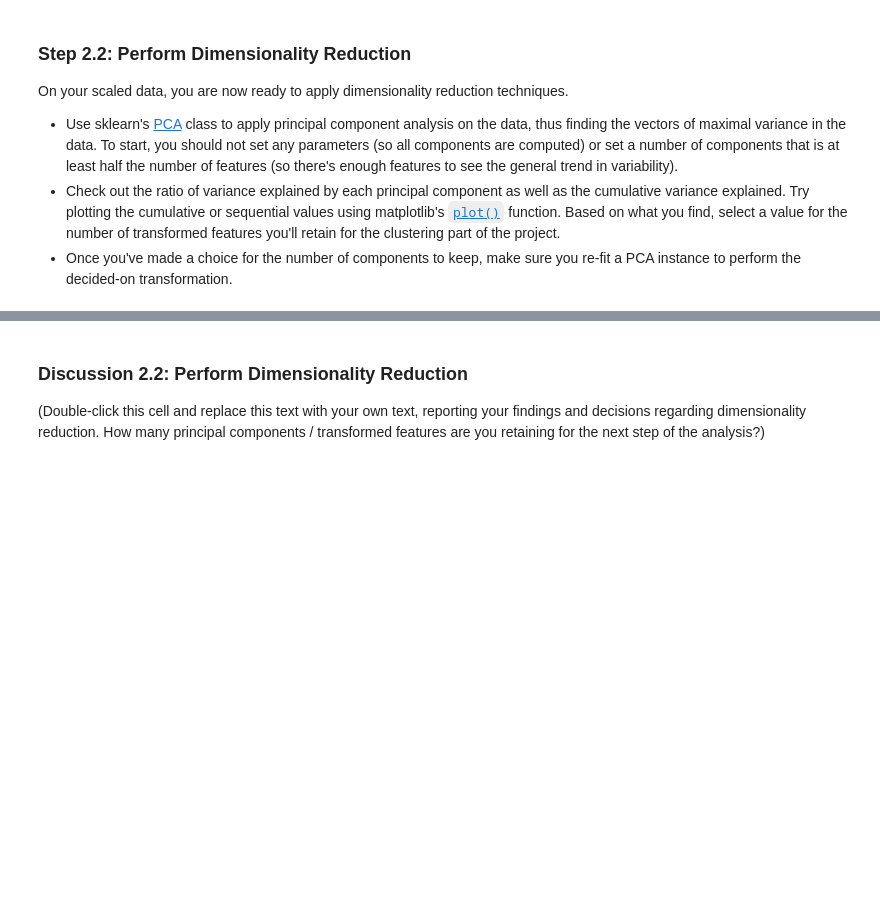
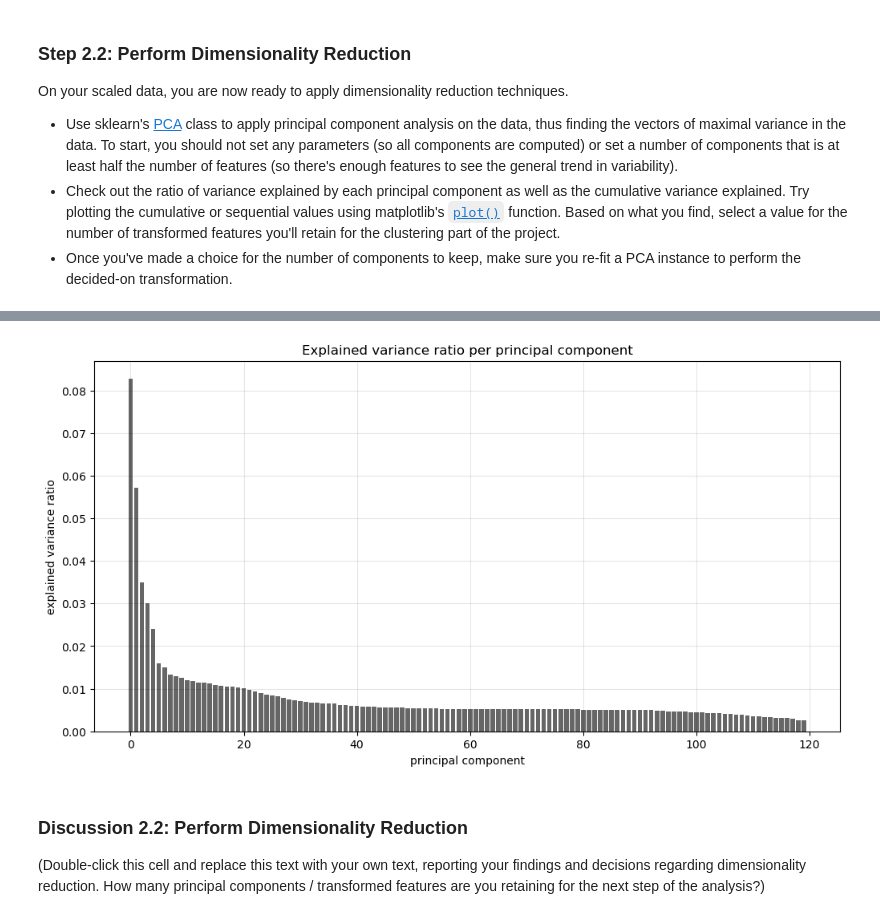
Before and after one commit to dorottyawinter/identify_customer_segments, a Jupyter notebook: Identify_Customer_Segments.ipynb, the cells around one changed output, grey strips where cells are left out. Drawn from its saved outputs; the diff is of its cells as text; code cells hidden in the pictures; blank space fills up the shorter version.

```diff
--- a/Identify_Customer_Segments.ipynb
+++ b/Identify_Customer_Segments.ipynb
@@ -903,2 +934,6 @@ On your scaled data, you are now ready to apply dimensionality reduction techniq
+# %%
+show_scree_plot(pca=pca, cumulative=False, n_components=120)
+# %% [output]
+[figure, added]
 # %%
 # Re-apply PCA to the data while selecting for number of components to retain.
```
Also changed, not shown: parts of 5 cells of this notebook.
